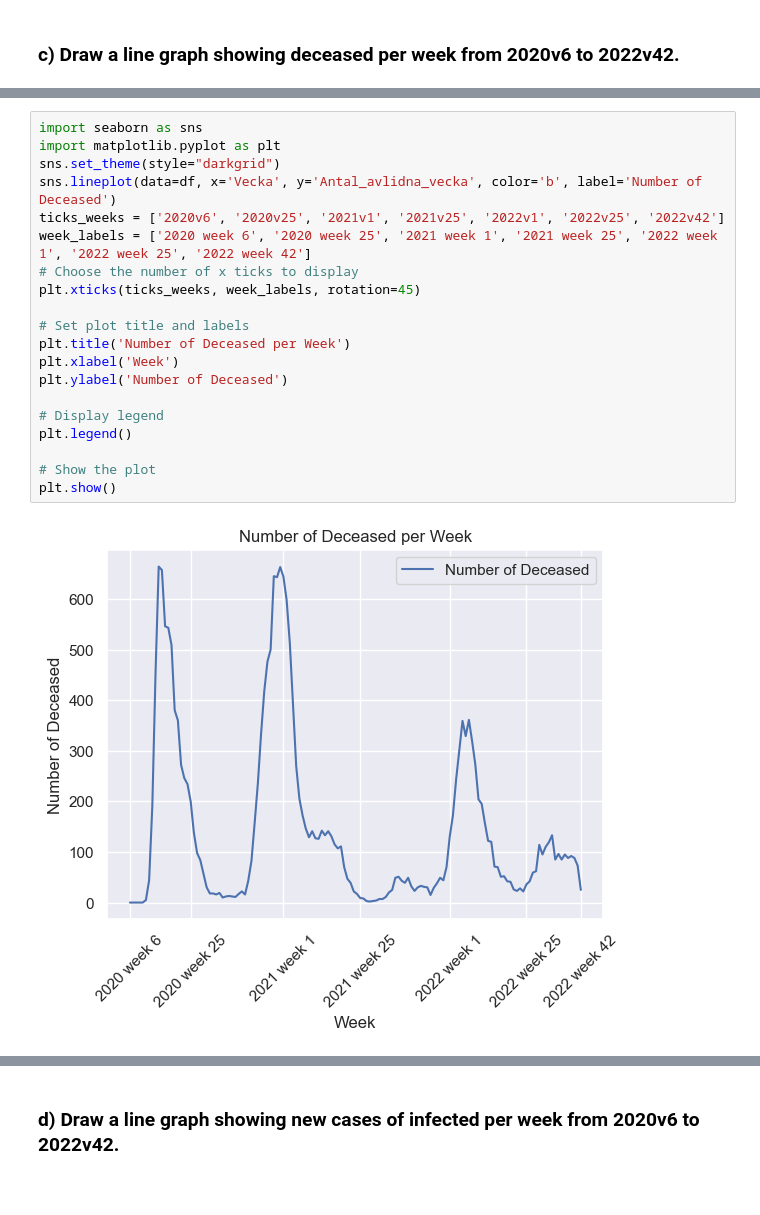
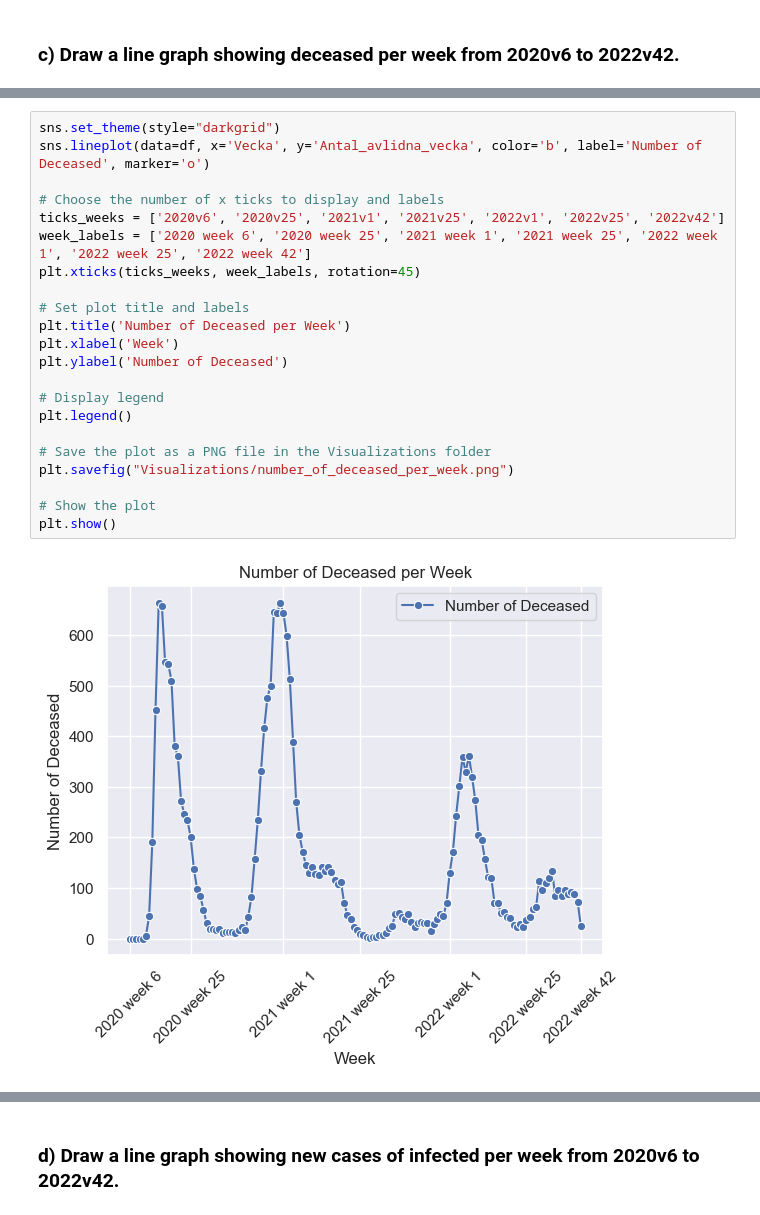
Before and after one commit to DeerBay/Data-Processing-Julia-Sjoholm, a Jupyter notebook: Lab/Exercise01.ipynb, the cells around one changed output, grey strips where cells are left out. Drawn from its saved outputs; the diff is of its cells as text.

```diff
--- a/Lab/Exercise01.ipynb
+++ b/Lab/Exercise01.ipynb
@@ -137,22 +130,24 @@ df.head(3)
 # %%
-import seaborn as sns
-import matplotlib.pyplot as plt
 sns.set_theme(style="darkgrid")
-sns.lineplot(data=df, x='Vecka', y='Antal_avlidna_vecka', color='b', label='Number of Deceased')
+sns.lineplot(data=df, x='Vecka', y='Antal_avlidna_vecka', color='b', label='Number of Deceased', marker='o')
+
+# Choose the number of x ticks to display and labels
 ticks_weeks = ['2020v6', '2020v25', '2021v1', '2021v25', '2022v1', '2022v25', '2022v42']
 week_labels = ['2020 week 6', '2020 week 25', '2021 week 1', '2021 week 25', '2022 week 1', '2022 week 25', '2022 week 42']
-# Choose the number of x ticks to display
 plt.xticks(ticks_weeks, week_labels, rotation=45)
 
 # Set plot title and labels
 plt.title('Number of Deceased per Week')
 plt.xlabel('Week')
 plt.ylabel('Number of Deceased')
 
 # Display legend
 plt.legend()
 
+# Save the plot as a PNG file in the Visualizations folder
+plt.savefig("Visualizations/number_of_deceased_per_week.png")
+
 # Show the plot
 plt.show()
 # %% [output]
-[figure, old version]
+[figure, new version]
```
Also changed, not shown: parts of 15 cells of this notebook, 8 other files.
